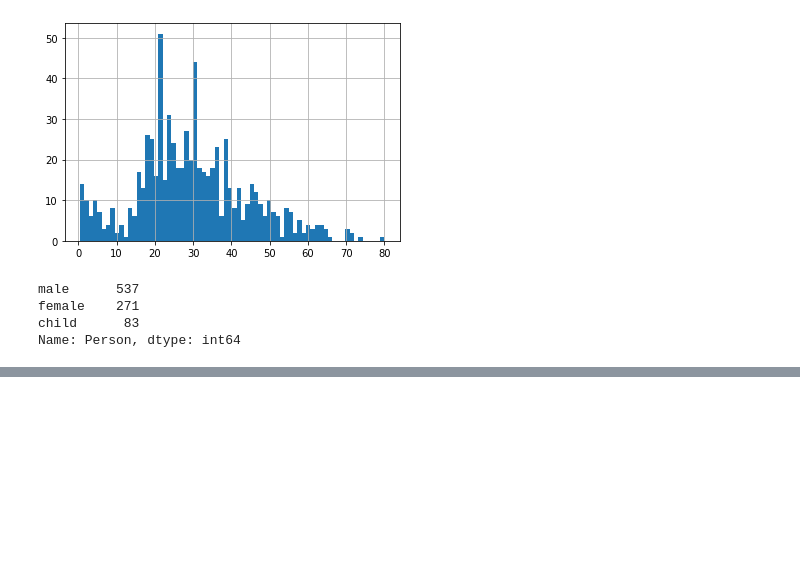
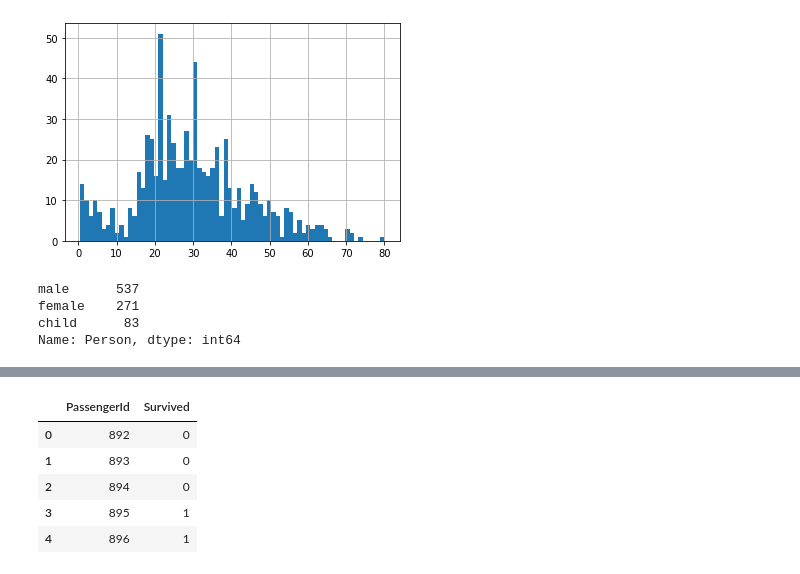
Before and after one commit to mareksturek/kaggle-competition, a Jupyter notebook: 01_titanic_survival.ipynb, the cells around one changed output, grey strips where cells are left out. Cells and saved outputs as stored; diff of their text form; code cells hidden in the pictures; blank space fills up the shorter version.

```diff
--- a/01_titanic_survival.ipynb
+++ b/01_titanic_survival.ipynb
@@ -126,0 +259,10 @@ Name: Person, dtype: int64
+# %%
+results = pd.read_csv('titanicresults.csv', header=0)
+results.head()
+# %% [output]
+|  | PassengerId | Survived |
+| 0 | 892 | 0 |
+| 1 | 893 | 0 |
+| 2 | 894 | 0 |
+| 3 | 895 | 1 |
+| 4 | 896 | 1 |
```
Also changed, not shown: parts of 12 cells of this notebook.
